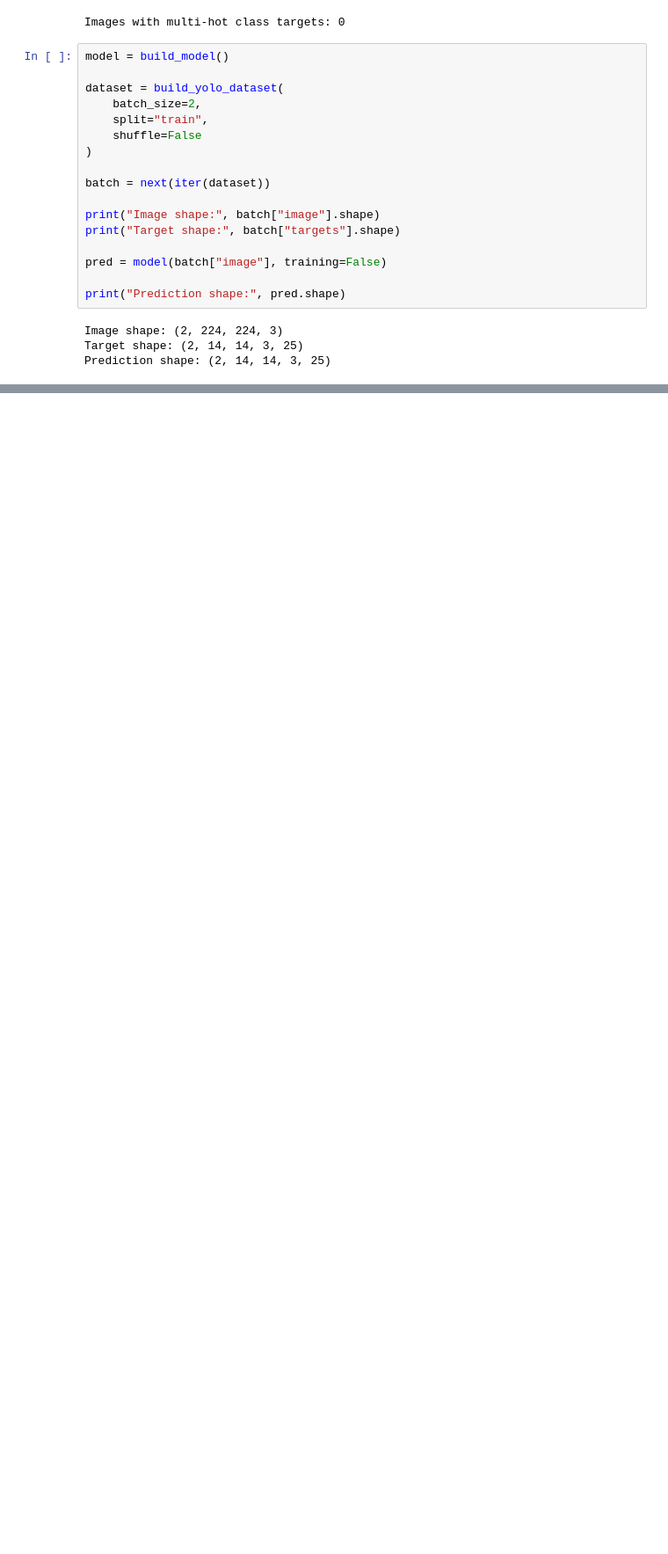
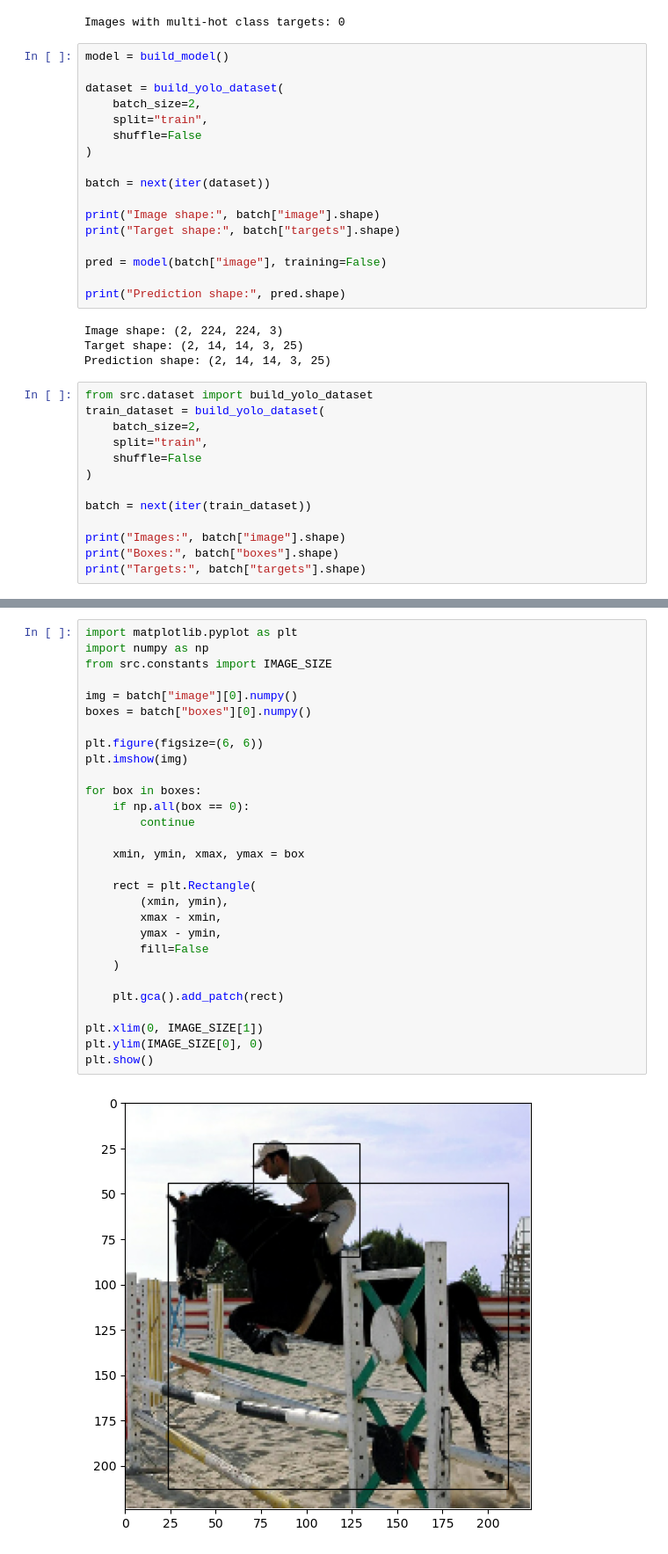
Before and after one commit to Kaizen0AI/yolo-from-scratch-tensorflow, a Jupyter notebook: training.ipynb, the cells around one changed output, grey strips where cells are left out. Shown at 88% size. Saved outputs shown, nothing was run; the diff lists cells and outputs as text; blank space fills up the shorter version.

```diff
--- a/training.ipynb
+++ b/training.ipynb
@@ -973,3 +973,16 @@ print("Prediction shape:", pred.shape)
 Image shape: (2, 224, 224, 3)
 Target shape: (2, 14, 14, 3, 25)
 Prediction shape: (2, 14, 14, 3, 25)
+# %%
+from src.dataset import build_yolo_dataset
+train_dataset = build_yolo_dataset(
+    batch_size=2,
+    split="train",
+    shuffle=False
+)
+
+batch = next(iter(train_dataset))
+
+print("Images:", batch["image"].shape)
+print("Boxes:", batch["boxes"].shape)
+print("Targets:", batch["targets"].shape)
@@ -975,0 +1003,31 @@ Prediction shape: (2, 14, 14, 3, 25)
+# %%
+import matplotlib.pyplot as plt
+import numpy as np
+from src.constants import IMAGE_SIZE
+
+img = batch["image"][0].numpy()
+boxes = batch["boxes"][0].numpy()
+
+plt.figure(figsize=(6, 6))
+plt.imshow(img)
+
+for box in boxes:
+    if np.all(box == 0):
+        continue
+
+    xmin, ymin, xmax, ymax = box
+
+    rect = plt.Rectangle(
+        (xmin, ymin),
+        xmax - xmin,
+        ymax - ymin,
+        fill=False
+    )
+
+    plt.gca().add_patch(rect)
+
+plt.xlim(0, IMAGE_SIZE[1])
+plt.ylim(IMAGE_SIZE[0], 0)
+plt.show()
+# %% [output]
+[figure, added]
```
Also changed, not shown: parts of 4 cells of this notebook, 5 other files.
